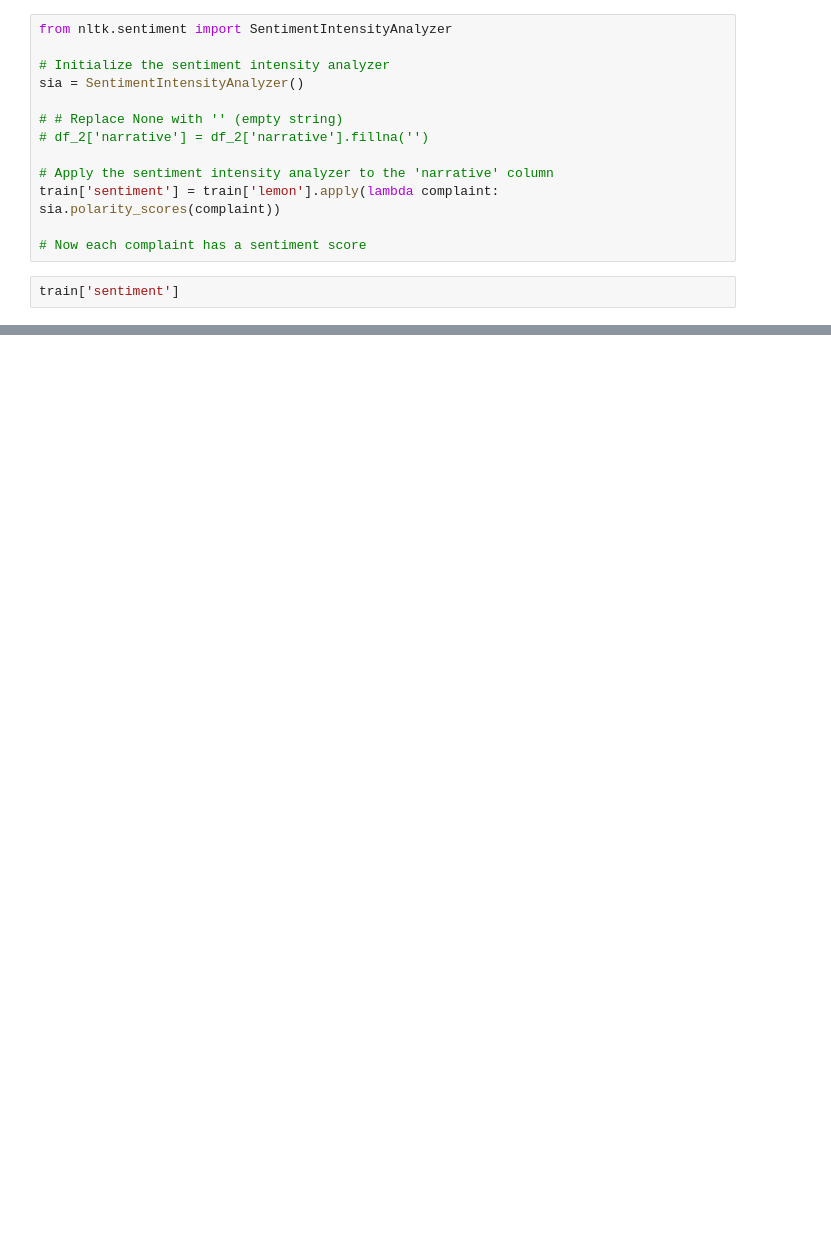
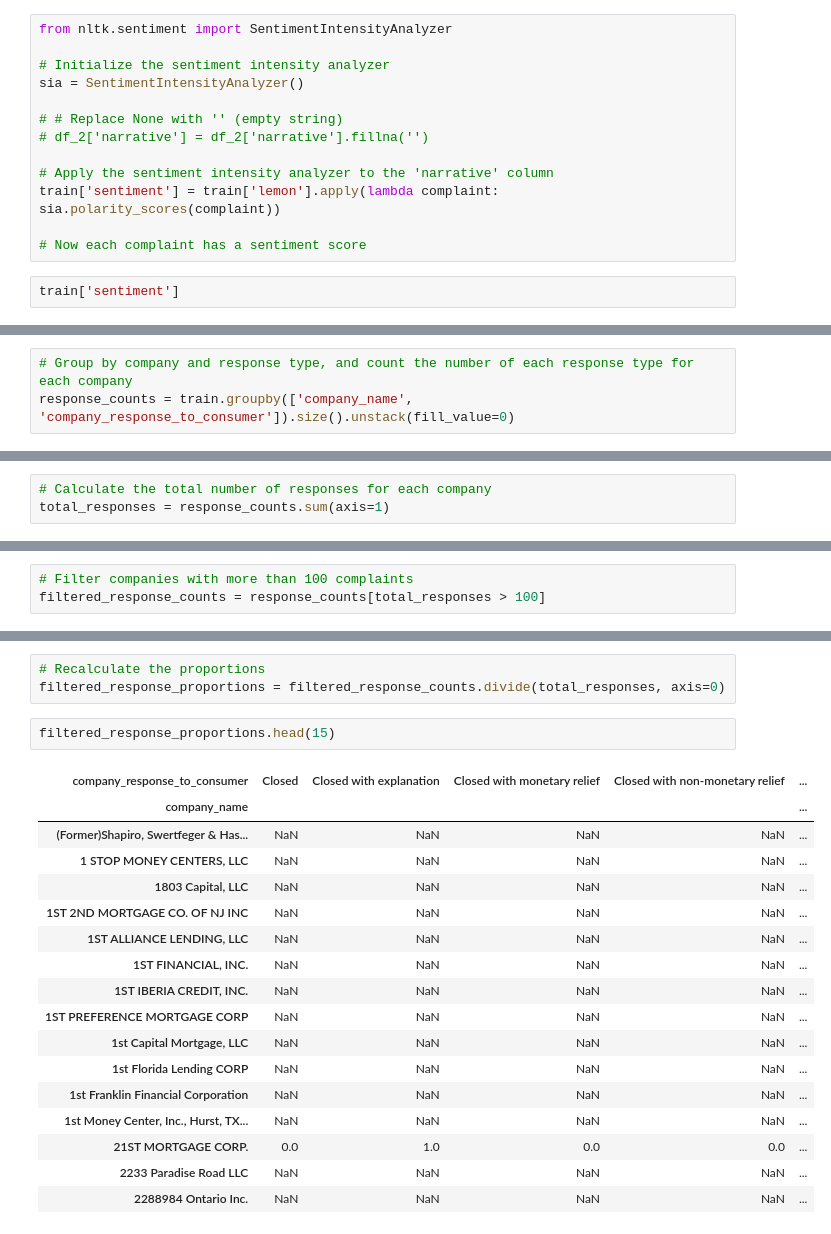
Before and after one commit to DATA-TRAC/consumer-complaint-response, a Jupyter notebook: lugo-capston.ipynb, the cells around one changed output, grey strips where cells are left out. Drawn from its saved outputs; the diff is of its cells as text; blank space fills up the shorter version.

```diff
--- a/lugo-capston.ipynb
+++ b/lugo-capston.ipynb
@@ -706,0 +806,3 @@ train['sentiment']
+# %%
+# Group by company and response type, and count the number of each response type for each company
+response_counts = train.groupby(['company_name', 'company_response_to_consumer']).size().unstack(fill_value=0)
@@ -706,0 +826,3 @@ train['sentiment']
+# %%
+# Calculate the total number of responses for each company
+total_responses = response_counts.sum(axis=1)
@@ -706,0 +915,3 @@ train['sentiment']
+# %%
+# Filter companies with more than 100 complaints
+filtered_response_counts = response_counts[total_responses > 100]
@@ -706,0 +935,23 @@ train['sentiment']
+# %%
+# Recalculate the proportions
+filtered_response_proportions = filtered_response_counts.divide(total_responses, axis=0)
+# %%
+filtered_response_proportions.head(15)
+# %% [output]
+| company_response_to_consumer | Closed | Closed with explanation | Closed with monetary relief | Closed with non-monetary relief | ... |
+| company_name |  |  |  |  | ... |
+| (Former)Shapiro, Swertfeger & Has... | NaN | NaN | NaN | NaN | ... |
+| 1 STOP MONEY CENTERS, LLC | NaN | NaN | NaN | NaN | ... |
+| 1803 Capital, LLC | NaN | NaN | NaN | NaN | ... |
+| 1ST 2ND MORTGAGE CO. OF NJ INC | NaN | NaN | NaN | NaN | ... |
+| 1ST ALLIANCE LENDING, LLC | NaN | NaN | NaN | NaN | ... |
+| 1ST FINANCIAL, INC. | NaN | NaN | NaN | NaN | ... |
+| 1ST IBERIA CREDIT, INC. | NaN | NaN | NaN | NaN | ... |
+| 1ST PREFERENCE MORTGAGE CORP | NaN | NaN | NaN | NaN | ... |
+| 1st Capital Mortgage, LLC | NaN | NaN | NaN | NaN | ... |
+| 1st Florida Lending CORP | NaN | NaN | NaN | NaN | ... |
+| 1st Franklin Financial Corporation | NaN | NaN | NaN | NaN | ... |
+| 1st Money Center, Inc., Hurst, TX... | NaN | NaN | NaN | NaN | ... |
+| 21ST MORTGAGE CORP. | 0.0 | 1.0 | 0.0 | 0.0 | ... |
+| 2233 Paradise Road LLC | NaN | NaN | NaN | NaN | ... |
+| 2288984 Ontario Inc. | NaN | NaN | NaN | NaN | ... |
```
Also changed, not shown: parts of 71 cells of this notebook, 1 other file.
